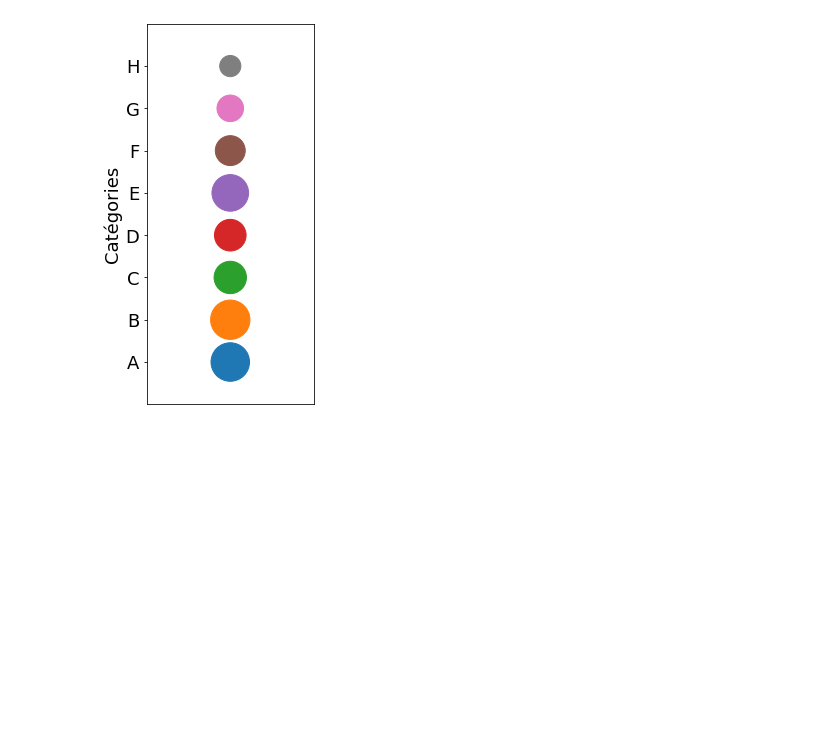
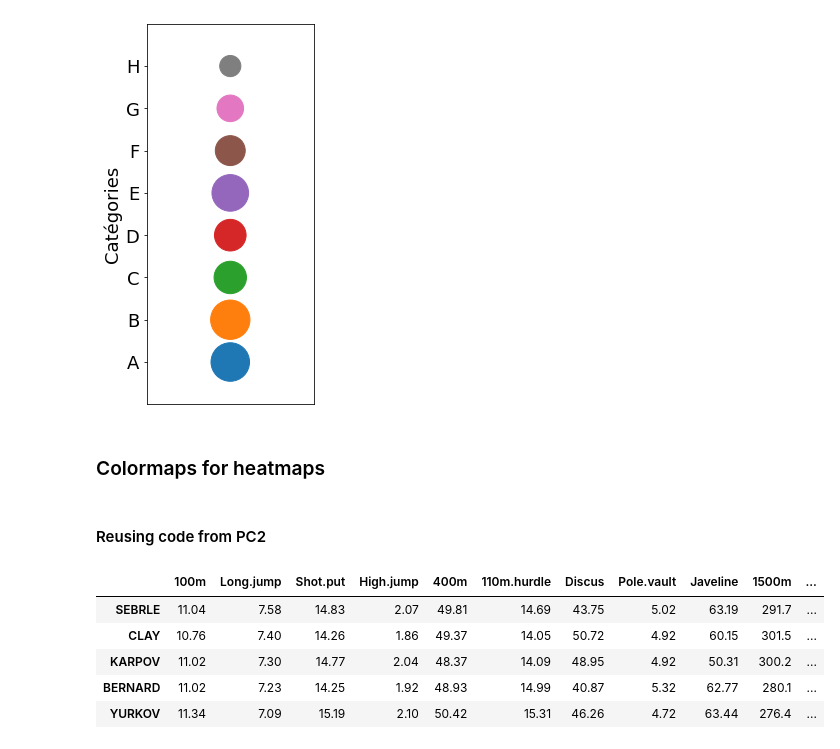
Before and after one commit to chagaz/sdd_2020, a Jupyter notebook: notebooks/Pratiques.ipynb, the cells around one changed output. Cells and saved outputs as stored; diff of their text form; code cells hidden in the pictures; blank space fills up the shorter version.

```diff
--- a/notebooks/Pratiques.ipynb
+++ b/notebooks/Pratiques.ipynb
@@ -98,3 +98,19 @@ plt.ylim(-1, 8)
 plt.savefig('../poly/figures/pratiques/areas_bubbles.pdf', bbox_inches='tight')
 # %% [output]
 [figure]
+# %% [markdown]
+### Colormaps for heatmaps
+# %% [markdown]
+#### Reusing code from PC2
+# %%
+import pandas as pd
+my_data = pd.read_csv('../data/decathlon.txt', sep="\t")  # lire les données dans un dataframe
+# %%
+my_data.head()
+# %% [output]
+|  | 100m | Long.jump | Shot.put | High.jump | 400m | 110m.hurdle | Discus | Pole.vault | Javeline | 1500m | ... |
+| SEBRLE | 11.04 | 7.58 | 14.83 | 2.07 | 49.81 | 14.69 | 43.75 | 5.02 | 63.19 | 291.7 | ... |
+| CLAY | 10.76 | 7.40 | 14.26 | 1.86 | 49.37 | 14.05 | 50.72 | 4.92 | 60.15 | 301.5 | ... |
+| KARPOV | 11.02 | 7.30 | 14.77 | 2.04 | 48.37 | 14.09 | 48.95 | 4.92 | 50.31 | 300.2 | ... |
+| BERNARD | 11.02 | 7.23 | 14.25 | 1.92 | 48.93 | 14.99 | 40.87 | 5.32 | 62.77 | 280.1 | ... |
+| YURKOV | 11.34 | 7.09 | 15.19 | 2.10 | 50.42 | 15.31 | 46.26 | 4.72 | 63.44 | 276.4 | ... |
```
Also changed, not shown: parts of 10 cells of this notebook, 2 other files.
